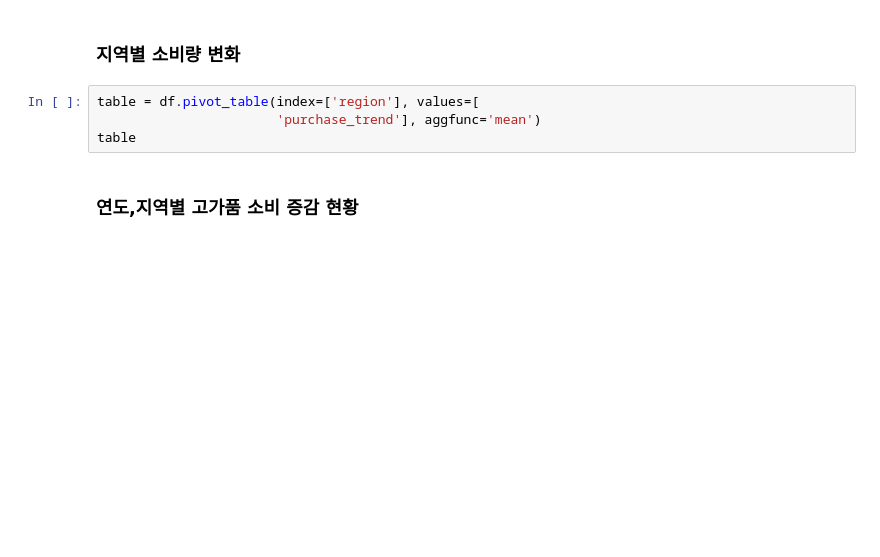
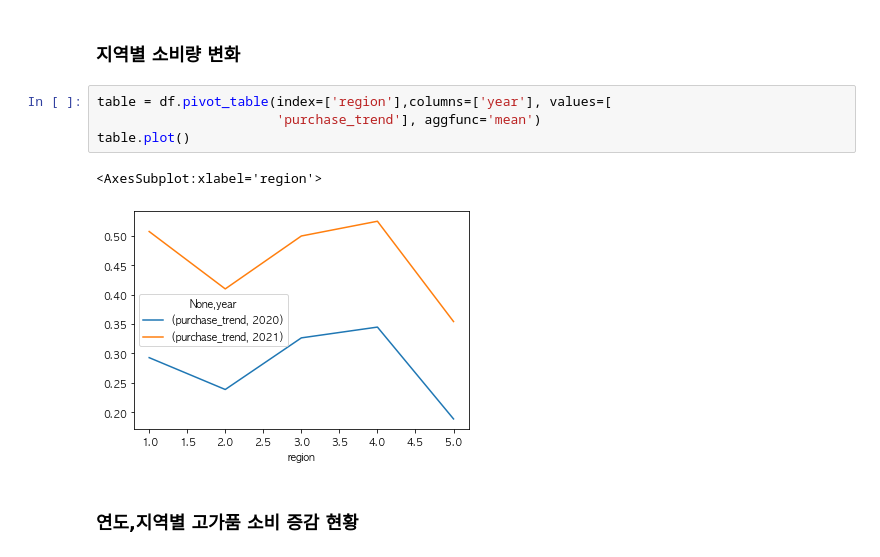
Before and after one commit to zivary/Working-with-data, a Jupyter notebook: 고객거래데이터_cakd_07_맛집트레블러.ipynb, the cells around one changed output. Saved outputs shown, nothing was run; the diff lists cells and outputs as text; blank space fills up the shorter version.

```diff
--- a/고객거래데이터_cakd_07_맛집트레블러.ipynb
+++ b/고객거래데이터_cakd_07_맛집트레블러.ipynb
@@ -790,9 +990,12 @@ df.columns
 # %% [markdown]
 ### 지역별 소비량 변화
 # %%
-table = df.pivot_table(index=['region'], values=[
+table = df.pivot_table(index=['region'],columns=['year'], values=[
                        'purchase_trend'], aggfunc='mean')
-table
+table.plot()
+# %% [output]
+<AxesSubplot:xlabel='region'>
+[figure, added]
 # %% [markdown]
 ### 연도,지역별 고가품 소비 증감 현황
 # %%
```
Also changed, not shown: parts of 51 cells of this notebook.
